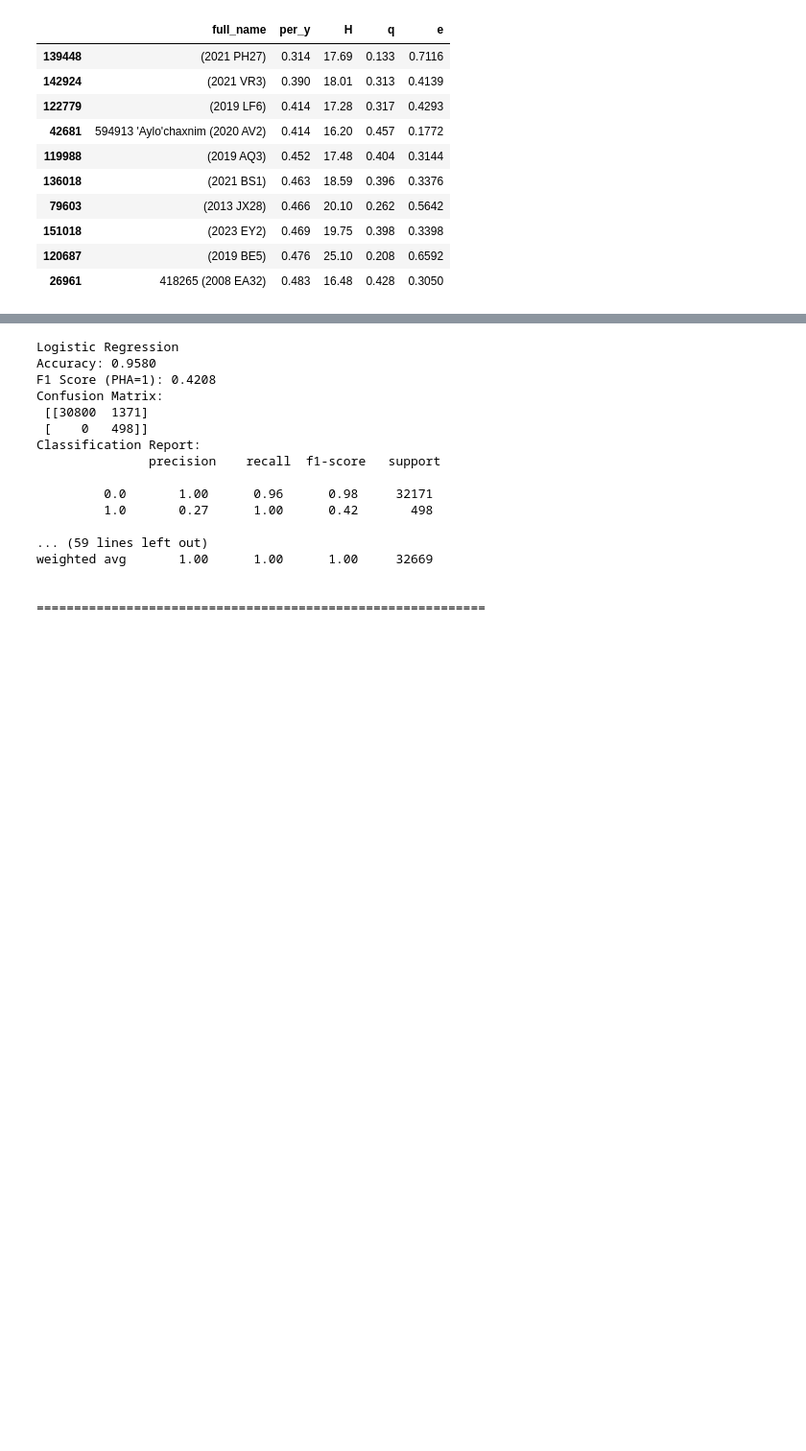
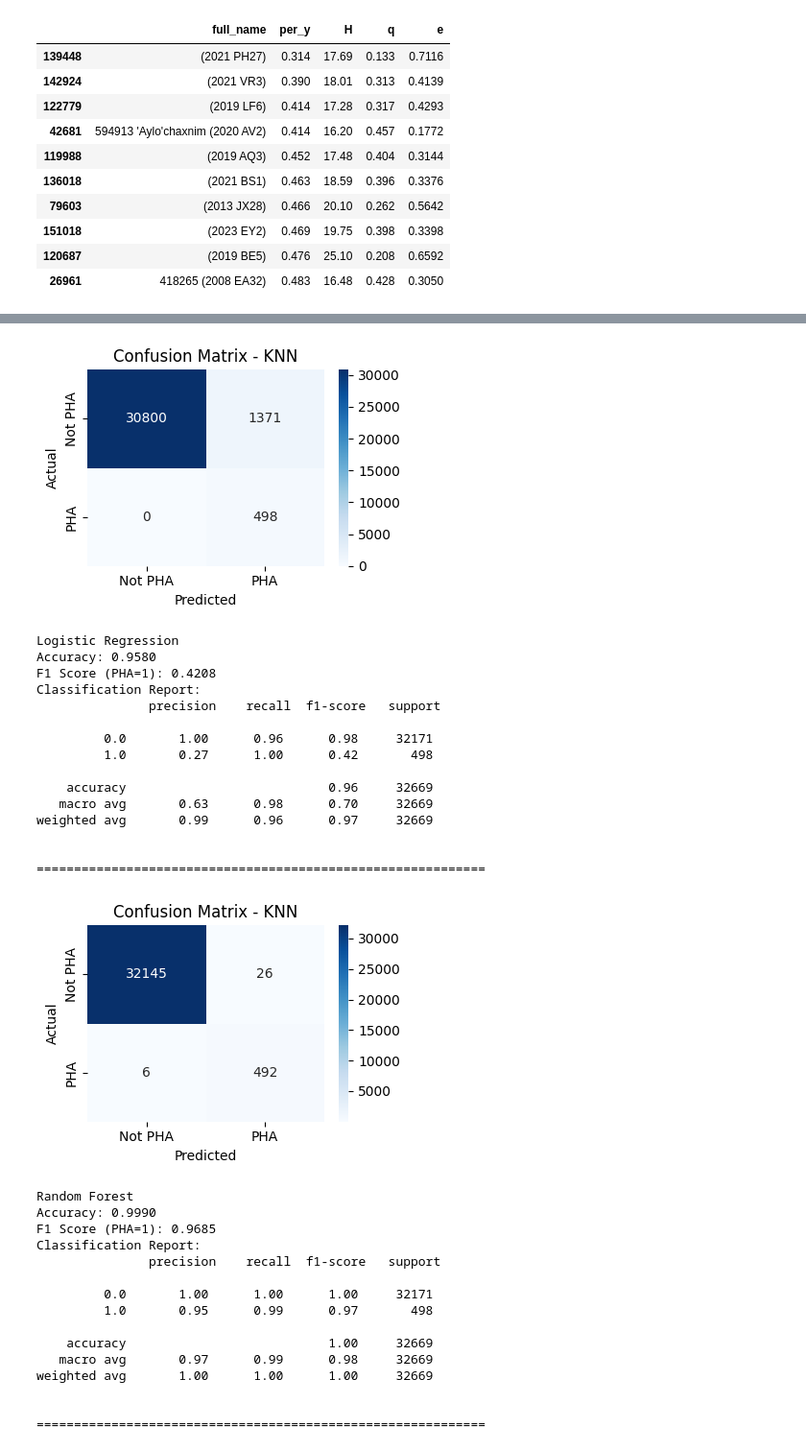
Before and after one commit to MayurSoni2003/Asteroids-Machine-Learning-Analysis, a Jupyter notebook: PHA.ipynb, the cells around one changed output, grey strips where cells are left out. Shown at 96% size. Cells and saved outputs as stored; diff of their text form; code cells hidden in the pictures; blank space fills up the shorter version.

```diff
--- a/Astroid.ipynb
+++ b/PHA.ipynb
@@ -418,48 +432,74 @@ weighted avg       0.99      0.96      0.97     32669
 # %%
 from sklearn.ensemble import RandomForestClassifier, GradientBoostingClassifier
 from sklearn.linear_model import LogisticRegression
 from sklearn.tree import DecisionTreeClassifier
-from sklearn.metrics import accuracy_score, f1_score
+
 
 models = {
     "Logistic Regression": LogisticRegression(max_iter=1000, class_weight="balanced"),
     "Random Forest": RandomForestClassifier(class_weight="balanced", max_depth=10, min_samples_leaf=5, random_state=42),
     "Decision Tree": DecisionTreeClassifier(max_depth=6, min_samples_leaf=5, class_weight="balanced", random_state=42),
     "Gradient Boosting": GradientBoostingClassifier(n_estimators=200, learning_rate=0.05, max_depth=3, random_state=42)
 }
 
 for name, clf in models.items():
     if name == "Logistic Regression":
         clf.fit(X_train_res_scaled, y_train_res)
         y_pred = clf.predict(X_test_scaled)
     else:
         clf.fit(X_train_res, y_train_res)
         y_pred = clf.predict(X_test)
 
+    cm = confusion_matrix(y_test, y_pred)
     acc = accuracy_score(y_test, y_pred)
     f1 = f1_score(y_test, y_pred, pos_label=1)
+
+
+    plt.figure(figsize=(4, 3))
+    sns.heatmap(cm, annot=True, fmt='d', cmap='Blues',
+                xticklabels=['Not PHA', 'PHA'],
+                yticklabels=['Not PHA', 'PHA'])
+    plt.xlabel('Predicted')
+    plt.ylabel('Actual')
+    plt.title('Confusion Matrix - KNN')
+    plt.tight_layout()
+    plt.show()
 
     print(f"{name}")
     print(f"Accuracy: {acc:.4f}")
     print(f"F1 Score (PHA=1): {f1:.4f}")
-    print("Confusion Matrix:\n", confusion_matrix(y_test, y_pred))
     print("Classification Report:\n", classification_report(y_test, y_pred))
     print("\n" + "="*60 + "\n")
 # %% [output]
+[figure, added]
 Logistic Regression
 Accuracy: 0.9580
 F1 Score (PHA=1): 0.4208
-Confusion Matrix:
- [[30800  1371]
- [    0   498]]
 Classification Report:
                precision    recall  f1-score   support
 
          0.0       1.00      0.96      0.98     32171
          1.0       0.27      1.00      0.42       498
 
-... (59 lines left out)
-weighted avg       1.00      1.00      1.00     32669
+    accuracy                           0.96     32669
+   macro avg       0.63      0.98      0.70     32669
+weighted avg       0.99      0.96      0.97     32669
 
 
 ============================================================
+[figure, added]
+Random Forest
+Accuracy: 0.9990
+F1 Score (PHA=1): 0.9685
+Classification Report:
+               precision    recall  f1-score   support
+
+         0.0       1.00      1.00      1.00     32171
+         1.0       0.95      0.99      0.97       498
+
+    accuracy                           1.00     32669
+   macro avg       0.97      0.99      0.98     32669
+weighted avg       1.00      1.00      1.00     32669
+
+
+============================================================
```
Also changed, not shown: parts of 5 cells of this notebook.
